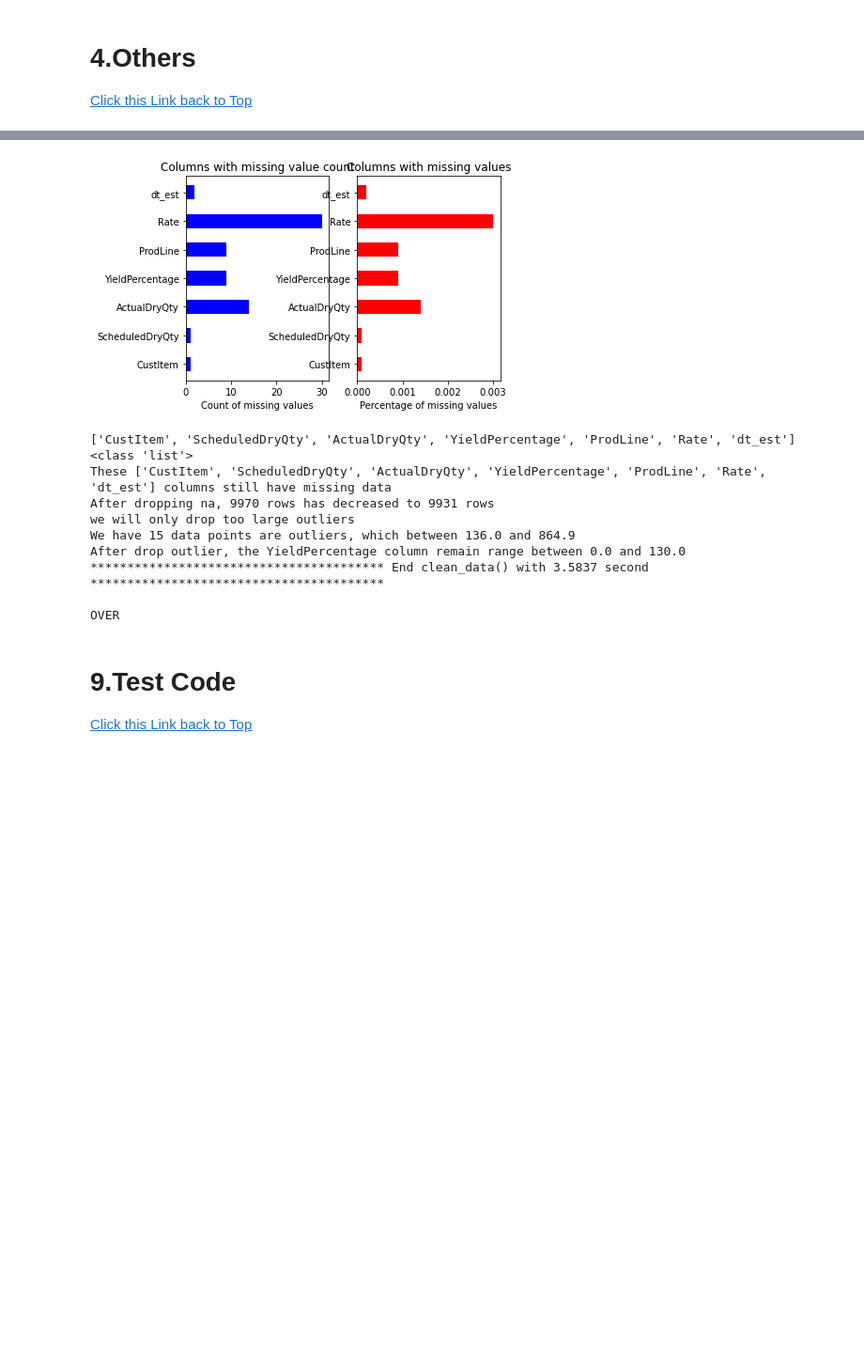
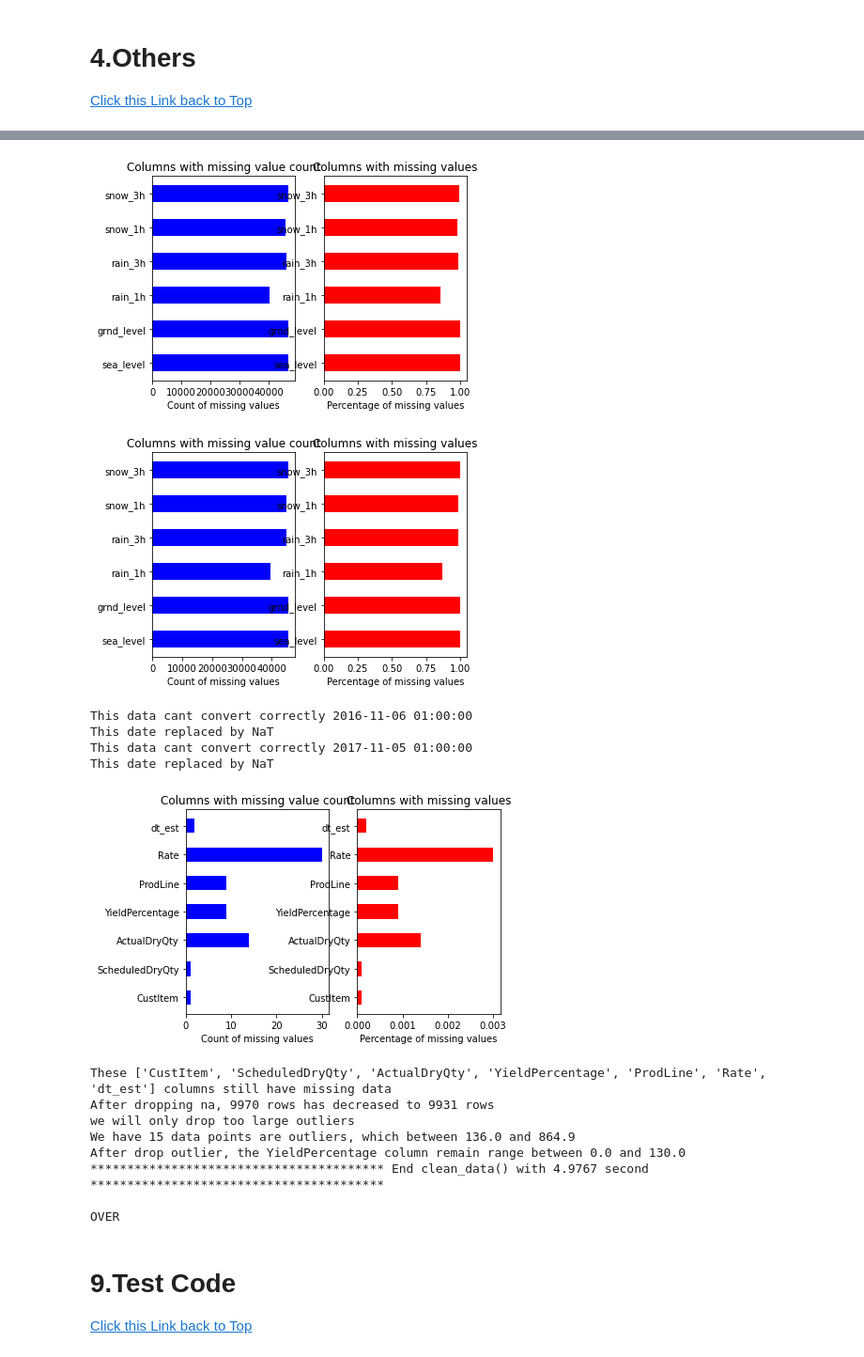
Before and after one commit to L3P3titPrince/Spray_Weather_Forecast, a Jupyter notebook: 21_Weather.ipynb, the cells around one changed output, grey strips where cells are left out. Shown at 94% size. Drawn from its saved outputs; the diff is of its cells as text; code cells hidden in the pictures; blank space fills up the shorter version.

Commit message:
Mar 4th 2021 update to clean complete

```diff
--- a/21_Weather.ipynb
+++ b/21_Weather.ipynb
@@ -451,11 +452,17 @@ class PreProcess(HyperParamters):
         print("*" * 50, "Start clean_data()", "*" * 50)
         start_time = time()
 
+        class_eda = EDA()
         #***************Drop non-realted columns**********************
         # *************Drop by columns**************
         # ['Bulk Density'] have 50% missing data
         df_product = df_product.drop(self.DROP_COL, axis=1)
         print("These columns have been dropped {}".format(self.DROP_COL))
+        # some weather data might also need clearn
+        list_missing_nj = class_eda.missing_plot(df_nj_weather)
+        df_nj_weather = df_nj_weather.drop(list_missing_nj, axis = 1)
+        list_missing_pa = class_eda.missing_plot(df_pa_weather)
+        df_pa_weather = df_pa_weather.drop(list_missing_pa, axis = 1)
         #******************End************************************
 
 
@@ -471,7 +478,6 @@ class PreProcess(HyperParamters):
         #***********************End***************************************************
 
         #*************Drop missing data********************************
-        class_eda = EDA()
         list_col_missing_product = class_eda.missing_plot(df_product)
         #**************Drop by rows**********************
         # we get the name of columns that has missing value from eda part
@@ -486,7 +492,7 @@ class PreProcess(HyperParamters):
         str_col='YieldPercentage'
         df_product, df_outlier = self.del_outlier(df_product, str_col, abs=False)
 
-        # some weather data might also need clearn
+
 
 
 
@@ -568,13 +536,13 @@ def main():
                                                                                 df_pa_weather)
 
 
-    return df_product, df_nj_weather, df_pa_weather, df_dropped
+    return df_product, df_nj_weather, df_pa_weather, df_dropped, df_outlier
 
 if __name__=="__main__":
     """:arg
 
     """
-    (df_product, df_nj_weather, df_pa_weather, df_dropped) = main()
+    (df_product, df_nj_weather, df_pa_weather, df_dropped, df_outlier) = main()
 
     print("OVER")
 # %% [output]
@@ -587,13 +551,18 @@ This date replaced by NaT
-[figure, old version]
+[figure, new version]
+[figure, added]
-['CustItem', 'ScheduledDryQty', 'ActualDryQty', 'YieldPercentage', 'ProdLine', 'Rate', 'dt_est'] <class 'list'>
-These ['CustItem', 'ScheduledDryQty', 'ActualDryQty', 'YieldPercentage', 'ProdLine', 'Rate', 'dt_est'] columns still have missing data
-After dropping na, 9970 rows has decreased to 9931 rows
-we will only drop too large outliers
-We have 15 data points are outliers, which between 136.0 and 864.9
-After drop outlier, the YieldPercentage column remain range between 0.0 and 130.0
-**************************************** End clean_data() with 3.5837 second ****************************************
-
-OVER
+This data cant convert correctly 2016-11-06 01:00:00
+This date replaced by NaT
+This data cant convert correctly 2017-11-05 01:00:00
+This date replaced by NaT
+[figure, added]
+These ['CustItem', 'ScheduledDryQty', 'ActualDryQty', 'YieldPercentage', 'ProdLine', 'Rate', 'dt_est'] columns still have missing data
+After dropping na, 9970 rows has decreased to 9931 rows
+we will only drop too large outliers
+We have 15 data points are outliers, which between 136.0 and 864.9
+After drop outlier, the YieldPercentage column remain range between 0.0 and 130.0
+**************************************** End clean_data() with 4.9767 second ****************************************
+
+OVER
 # %% [markdown]
 # <a id="9.Test Code">9.Test Code</a>
 <a href="#2.Table of Contents">Click this Link back to Top</a>
```
Also changed, not shown: parts of 19 cells of this notebook.
